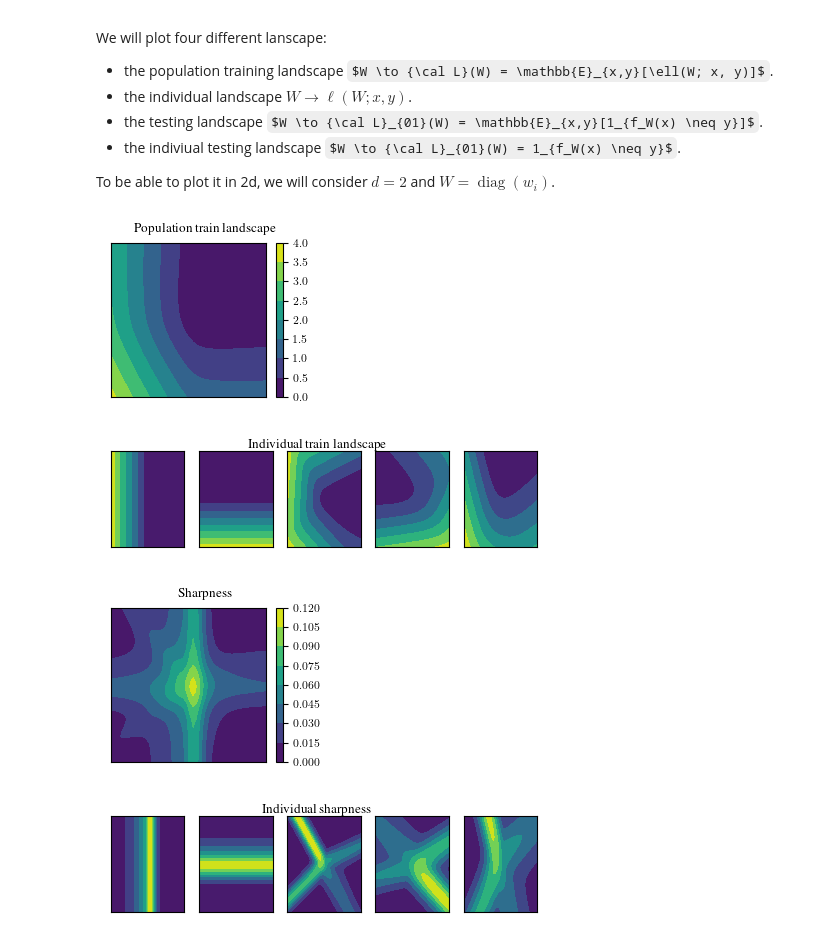
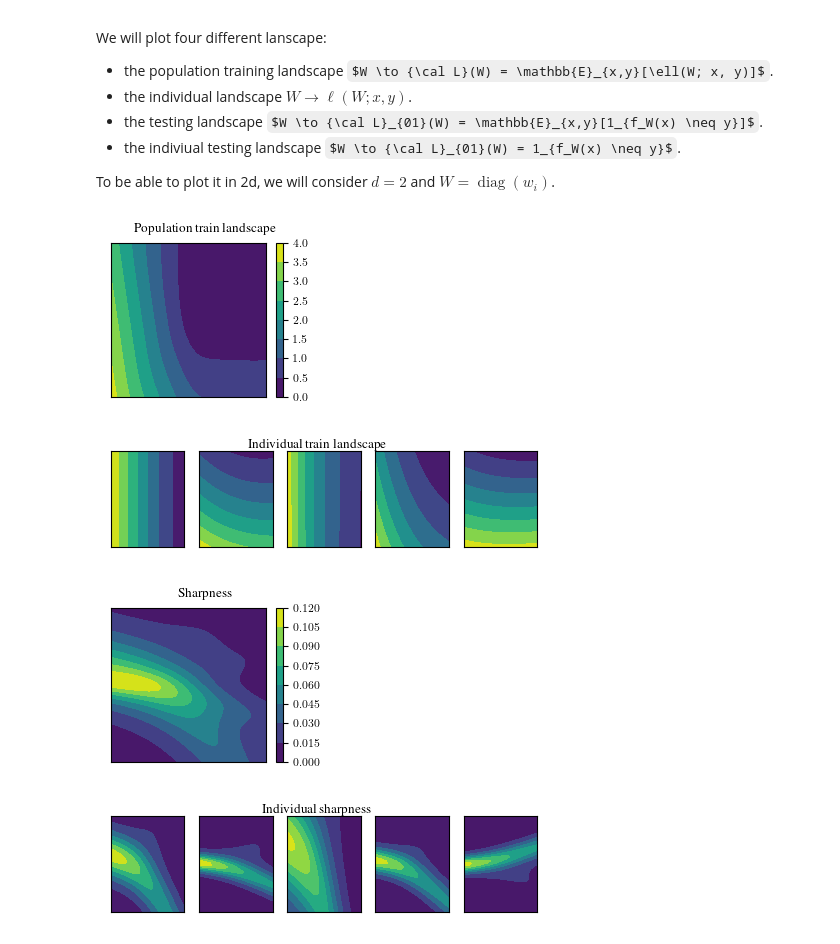
Before and after one commit to VivienCabannes/memory-theory, a Jupyter notebook: notebooks/scratchpad.ipynb, the cells around one changed output. Drawn from its saved outputs; the diff is of its cells as text; code cells hidden in the pictures; some formulas as TeX source.

```diff
--- a/scratchpad.ipynb
+++ b/notebooks/scratchpad.ipynb
@@ -430,14 +430,14 @@ E = get_embeddings(all_x.max() + 1, d, norm=False)
 U = get_embeddings(all_y.max() + 1, d, norm=True)
 E[0, 0] = U[0, 0] = 1
 E[0, 1] = U[0, 1] = 0
-E[1, 0] = U[1, 0] = 0
-E[1, 1] = U[1, 1] = 1
-# E[2, 0] = U[2, 0] #= 1/sqrt(2)
-# E[2, 1] = U[2, 1] #= 1/sqrt(2)
-# E[3, 0] = U[3, 0] #= -1/sqrt(2)
-# E[3, 1] = U[3, 1] #= 1/sqrt(2)
-# E[4, 0] = U[4, 0] #= -1/sqrt(2)
-# E[4, 1] = U[4, 1] #= -1/sqrt(2)
+E[1, 0] = U[1, 0] #= 0
+E[1, 1] = U[1, 1] #= 1
+E[2, 0] = U[2, 0] #= 1/sqrt(2)
+E[2, 1] = U[2, 1] #= 1/sqrt(2)
+E[3, 0] = U[3, 0] #= -1/sqrt(2)
+E[3, 1] = U[3, 1] #= 1/sqrt(2)
+E[4, 0] = U[4, 0] #= -1/sqrt(2)
+E[4, 1] = U[4, 1] #= -1/sqrt(2)
 
 model = AssociativeMemory(E, U)
 # %%
@@ -470,7 +470,7 @@ ax.set_yticks([])
 fig.suptitle('Population train landscape')
 fig.savefig('population_train_landscape.pdf', bbox_inches='tight', pad_inches=0)
 # %% [output]
-[figure, old version]
+[figure, new version]
 # %%
 fig, ax = plt.subplots(1, 5, figsize=(5.5, 1.25))
 for i in range(5):
@@ -480,19 +480,18 @@ for i in range(5):
 fig.suptitle('Individual train landscape')
 fig.savefig('individual_train_landscape.pdf', bbox_inches='tight', pad_inches=0)
 # %% [output]
-[figure, old version]
+[figure, new version]
 # %%
-train_loss = (H * proba.numpy()).mean(axis=1)
-Z = train_loss
+Z = (H * proba.numpy()).mean(axis=1)
 fig, ax = plt.subplots(figsize=(2.5, 2))
 c = ax.contourf(X, Y, Z.reshape(num, num))
 fig.colorbar(c)
 ax.set_xticks([])
 ax.set_yticks([])
 fig.suptitle('Sharpness')
 fig.savefig('sharpness.pdf', bbox_inches='tight', pad_inches=0)
 # %% [output]
-[figure, old version]
+[figure, new version]
 # %%
 fig, ax = plt.subplots(1, 5, figsize=(5.5, 1.25))
 for i in range(5):
@@ -502,7 +501,7 @@ for i in range(5):
 fig.suptitle('Individual sharpness')
 fig.savefig('individual_sharpness.pdf', bbox_inches='tight', pad_inches=0)
 # %% [output]
-[figure, old version]
+[figure, new version]
 # %%
 pred = score.argmax(dim=2)
 pred = (pred != all_y).to(float)
```
Also changed, not shown: parts of 2 cells of this notebook, 9 other files.
